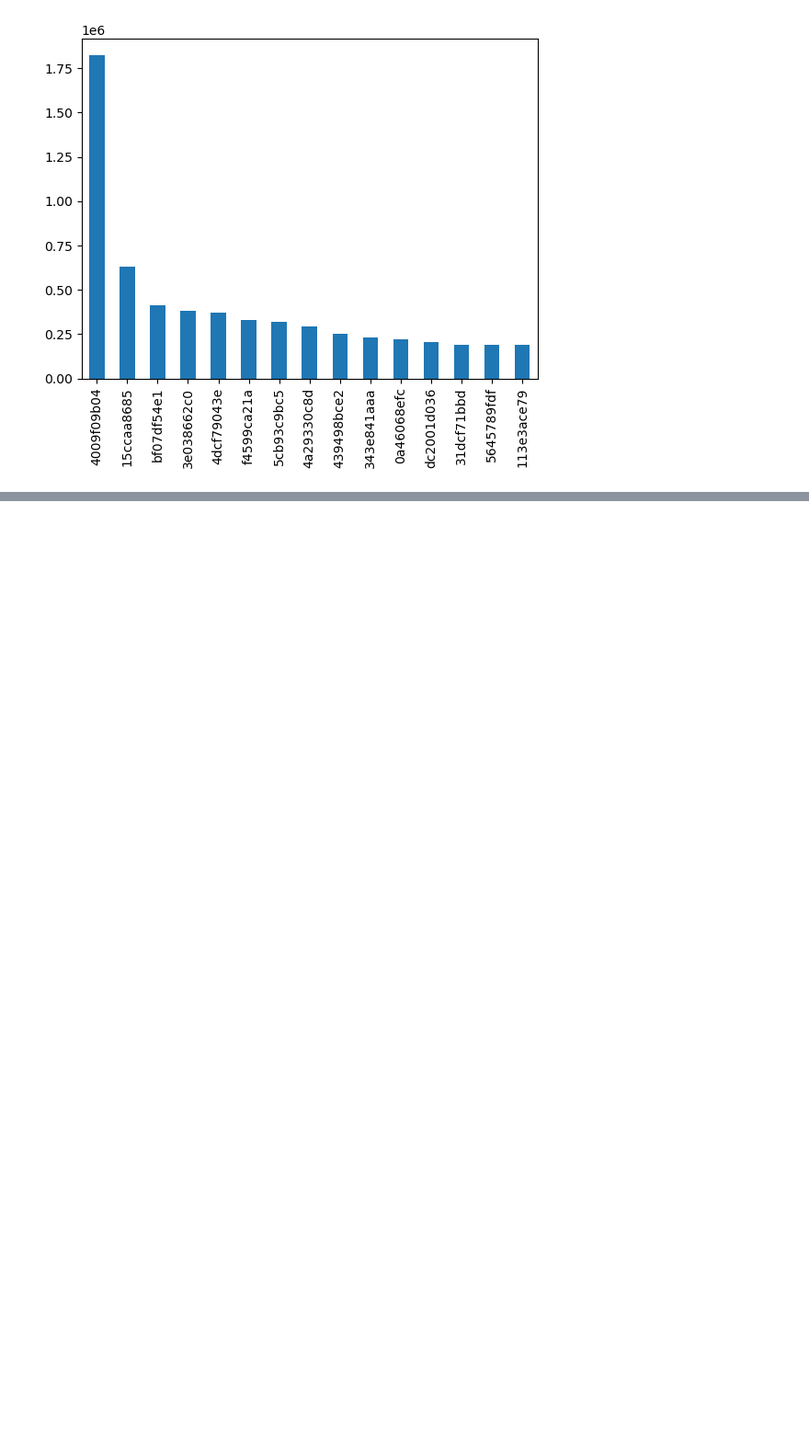
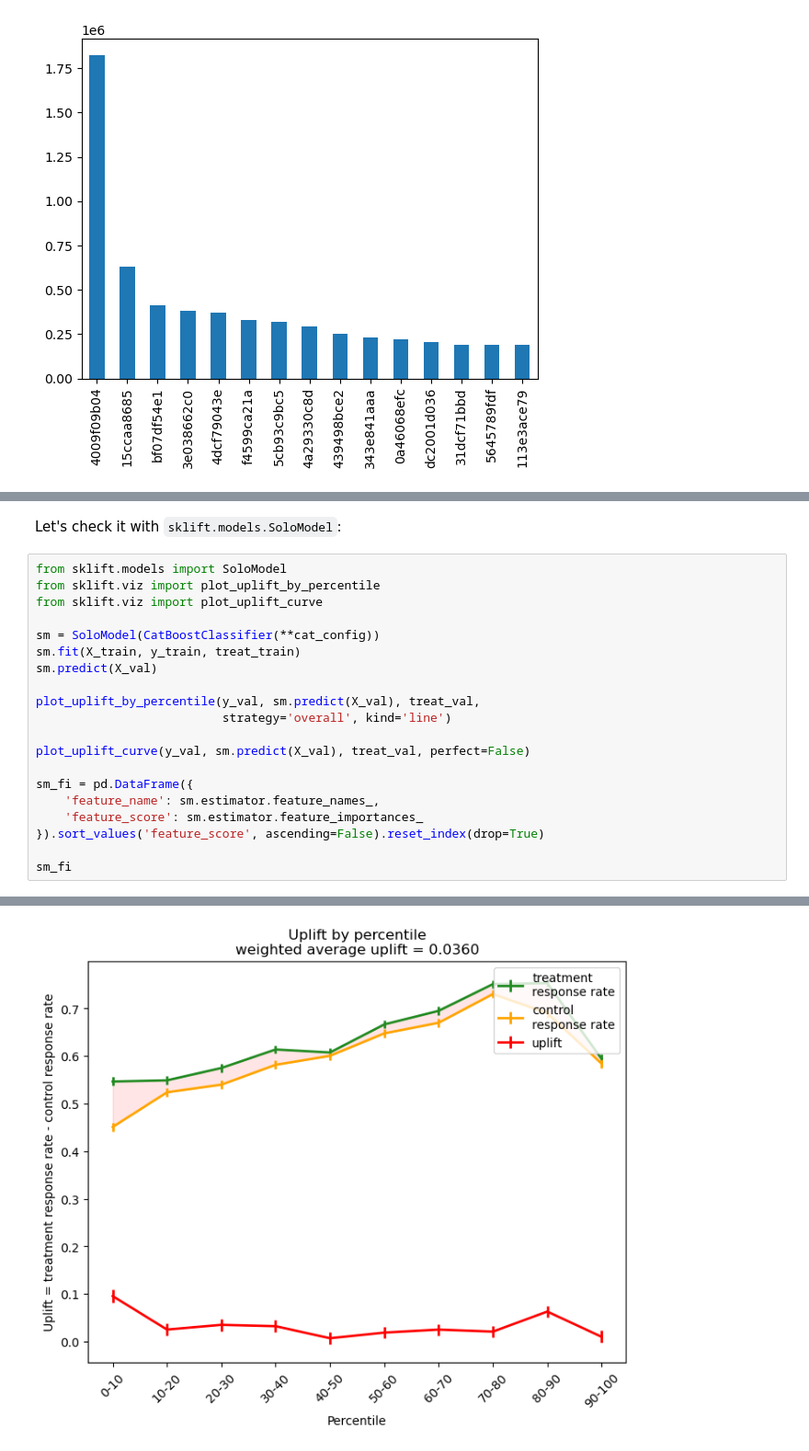
Before and after one commit to ParutinM/UpliftModeling, a Jupyter notebook: uplift_modeling_on_X5_dataset.ipynb, the cells around one changed output, grey strips where cells are left out. Shown at 92% size. Cells and saved outputs as stored; diff of their text form; blank space fills up the shorter version.

```diff
--- a/uplift_modeling_on_X5_dataset.ipynb
+++ b/uplift_modeling_on_X5_dataset.ipynb
@@ -239,0 +318,23 @@ sm_fi
+# %% [markdown]
+Let's check it with `sklift.models.SoloModel`:
+# %%
+from sklift.models import SoloModel
+from sklift.viz import plot_uplift_by_percentile
+from sklift.viz import plot_uplift_curve
+
+sm = SoloModel(CatBoostClassifier(**cat_config))
+sm.fit(X_train, y_train, treat_train)
+sm.predict(X_val)
+
+plot_uplift_by_percentile(y_val, sm.predict(X_val), treat_val,
+                          strategy='overall', kind='line')
+
+plot_uplift_curve(y_val, sm.predict(X_val), treat_val, perfect=False)
+
+sm_fi = pd.DataFrame({
+    'feature_name': sm.estimator.feature_names_,
+    'feature_score': sm.estimator.feature_importances_
+}).sort_values('feature_score', ascending=False).reset_index(drop=True)
+
+sm_fi
+# %% [output]
@@ -239,0 +355 @@ sm_fi
+[figure, added]
```
Also changed, not shown: parts of 32 cells of this notebook, 19 other files.
